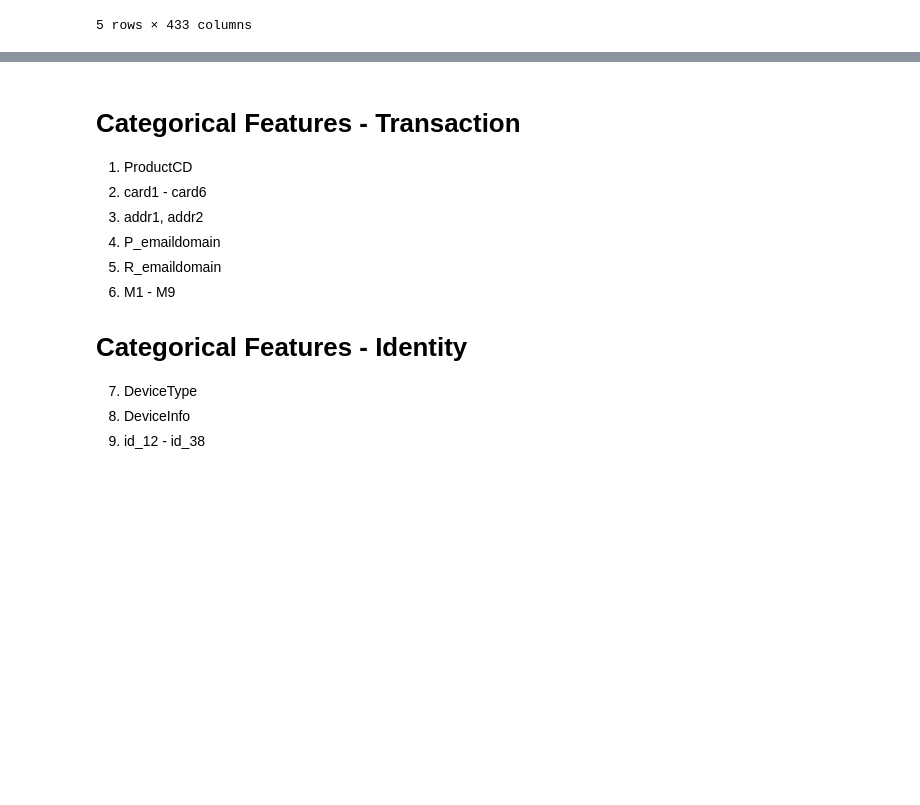
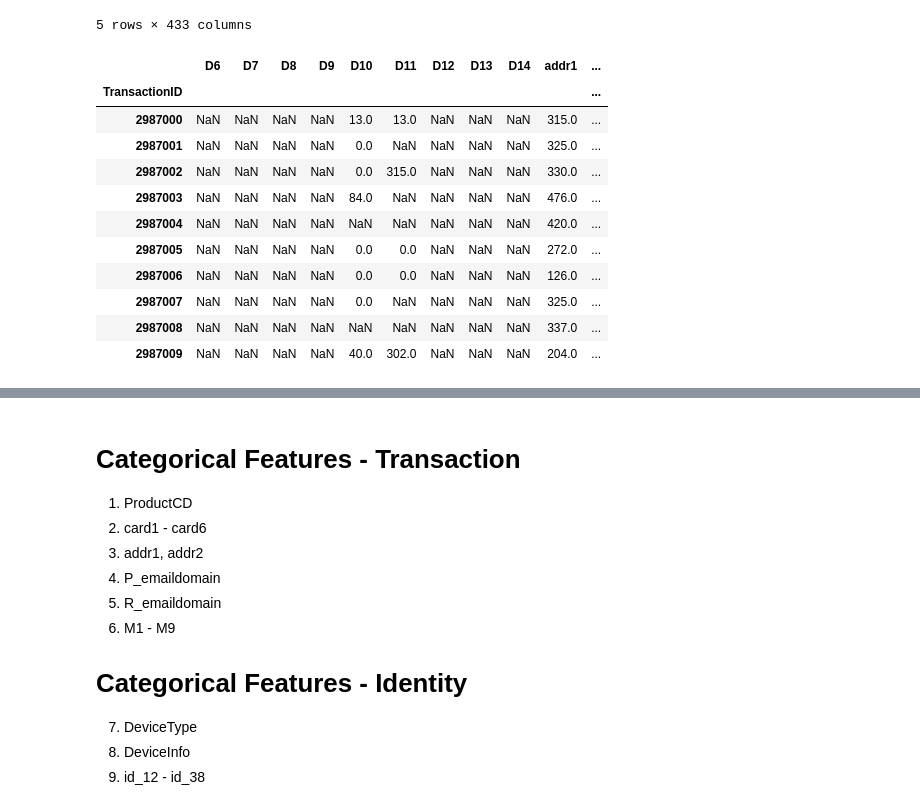
Before and after one commit to samaujs/Machine-Learning, a Jupyter notebook: Kaggle/sample/IEEEFraudDetection.ipynb, the cells around one changed output, grey strips where cells are left out. Saved outputs shown, nothing was run; the diff lists cells and outputs as text; code cells hidden in the pictures; blank space fills up the shorter version.

```diff
--- a/Kaggle/sample/IEEEFraudDetection.ipynb
+++ b/Kaggle/sample/IEEEFraudDetection.ipynb
@@ -94,3 +94,20 @@ Merged DataFrame shape : (590540, 433)
 | 2987003 | 0 | 86499 | 50.0 | W | 18132 | 567.0 | 150.0 | mastercard | 117.0 | ... |
 | 2987004 | 0 | 86506 | 50.0 | H | 4497 | 514.0 | 150.0 | mastercard | 102.0 | ... |
 5 rows × 433 columns
+# %%
+imputer_list = ['D6', 'D7', 'D8', 'D9', 'D10', 'D11', 'D12', 'D13', 'D14', 'addr1', 'addr2']
+
+train_merged[imputer_list].head(10)
+# %% [output]
+|  | D6 | D7 | D8 | D9 | D10 | D11 | D12 | D13 | D14 | addr1 | ... |
+| TransactionID |  |  |  |  |  |  |  |  |  |  | ... |
+| 2987000 | NaN | NaN | NaN | NaN | 13.0 | 13.0 | NaN | NaN | NaN | 315.0 | ... |
+| 2987001 | NaN | NaN | NaN | NaN | 0.0 | NaN | NaN | NaN | NaN | 325.0 | ... |
+| 2987002 | NaN | NaN | NaN | NaN | 0.0 | 315.0 | NaN | NaN | NaN | 330.0 | ... |
+| 2987003 | NaN | NaN | NaN | NaN | 84.0 | NaN | NaN | NaN | NaN | 476.0 | ... |
+| 2987004 | NaN | NaN | NaN | NaN | NaN | NaN | NaN | NaN | NaN | 420.0 | ... |
+| 2987005 | NaN | NaN | NaN | NaN | 0.0 | 0.0 | NaN | NaN | NaN | 272.0 | ... |
+| 2987006 | NaN | NaN | NaN | NaN | 0.0 | 0.0 | NaN | NaN | NaN | 126.0 | ... |
+| 2987007 | NaN | NaN | NaN | NaN | 0.0 | NaN | NaN | NaN | NaN | 325.0 | ... |
+| 2987008 | NaN | NaN | NaN | NaN | NaN | NaN | NaN | NaN | NaN | 337.0 | ... |
+| 2987009 | NaN | NaN | NaN | NaN | 40.0 | 302.0 | NaN | NaN | NaN | 204.0 | ... |
```
Also changed, not shown: parts of 55 cells of this notebook.
